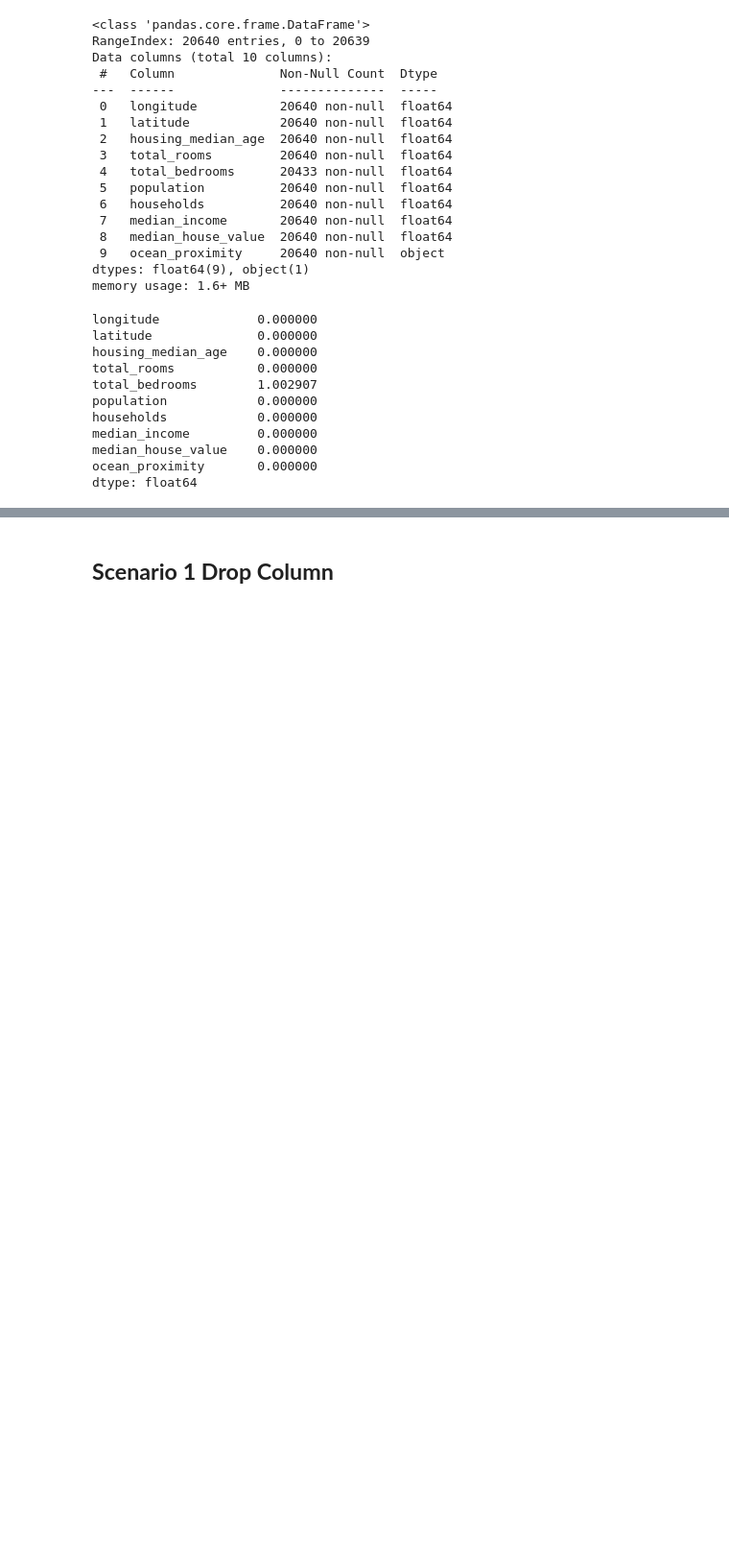
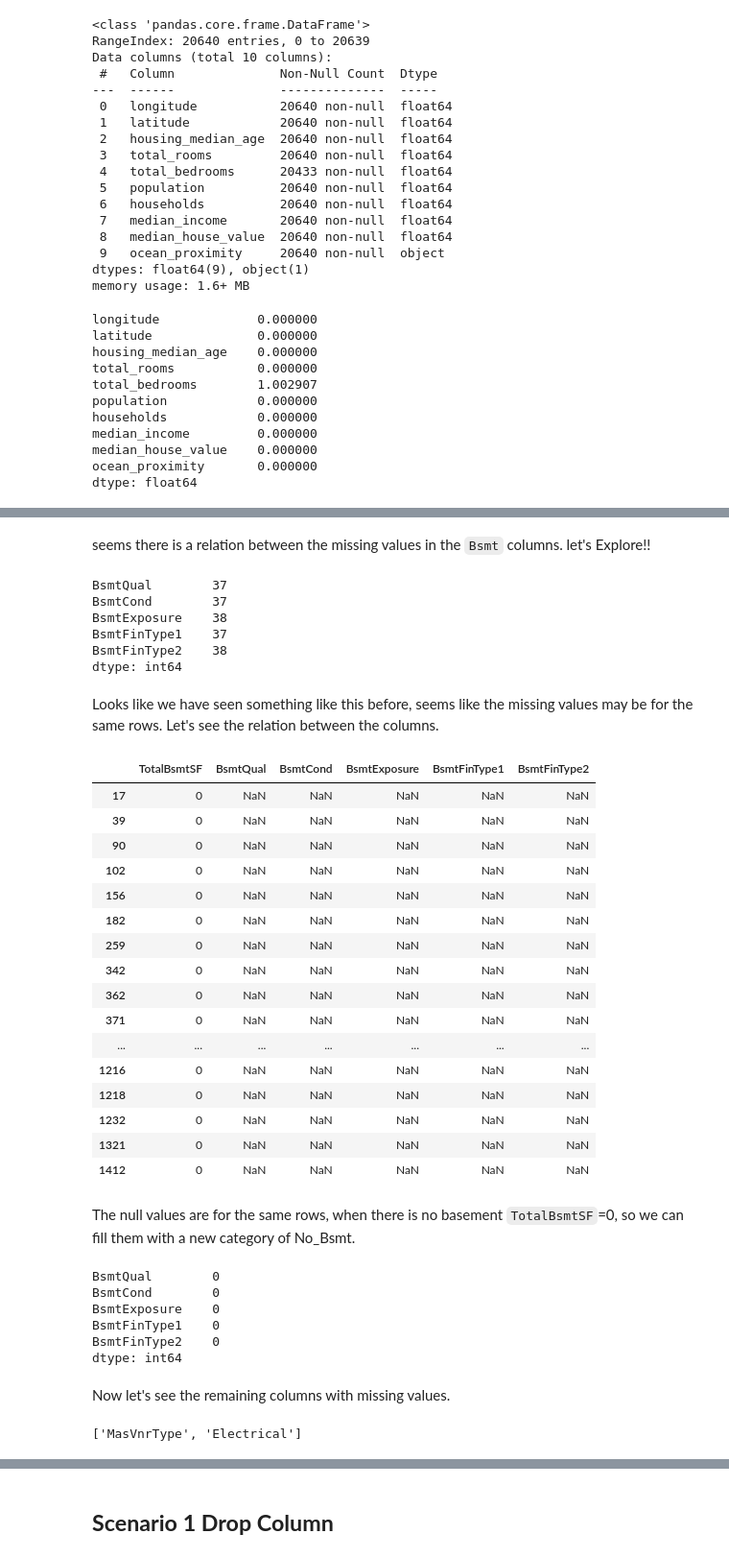
Before and after one commit to FCAI-CU-AI-Community/Sessions, a Jupyter notebook: Session-03/eda-preprocessing.ipynb, the cells around one changed output, grey strips where cells are left out. Shown at 96% size. Cells and saved outputs as stored; diff of their text form; code cells hidden in the pictures; blank space fills up the shorter version.

```diff
--- a/Session-03/eda-preprocessing.ipynb
+++ b/Session-03/eda-preprocessing.ipynb
@@ -158,0 +478,4 @@ dtype: float64
+# %%
+# Drop columns with too many missing values
+df_train.drop(labels=['PoolQC', 'MiscFeature', 'Alley', 'Fence'], axis=1,  inplace=True)
+df_test.drop(labels=['PoolQC', 'MiscFeature', 'Alley', 'Fence'], axis=1,  inplace=True)
@@ -158,0 +504,4 @@ dtype: float64
+# %%
+# Create a new category with not available values
+df_train.fillna({'FireplaceQu': 'NotAvailable'}, inplace=True)
+df_test.fillna({'FireplaceQu': 'NotAvailable'}, inplace=True)
@@ -158,0 +543,6 @@ dtype: float64
+# %%
+# Fill missing values with 'No_Grg'
+Grg_fet = ['GarageQual', 'GarageType', 'GarageFinish', 'GarageCond']
+for fet in Grg_fet:
+    df_train.fillna({fet: 'No_Grg'}, inplace=True)
+    df_test.fillna({fet: 'No_Grg'}, inplace=True)
@@ -158,0 +572,38 @@ dtype: float64
+# %% [markdown]
+seems there is a relation between the missing values in the `Bsmt` columns.
+let's Explore!!
+# %%
+# Count the number of missing values in Bsmt features
+df_train[['BsmtQual', 'BsmtCond', 'BsmtExposure', 'BsmtFinType1', 'BsmtFinType2']].isnull().sum()
+# %% [output]
+BsmtQual        37
+BsmtCond        37
+BsmtExposure    38
+BsmtFinType1    37
+BsmtFinType2    38
+dtype: int64
+# %% [markdown]
+Looks like we have seen something like this before, seems like the missing values may be for the same rows.
+Let's see the relation between the columns.
+# %%
+df_train[df_train['BsmtQual'].isnull()][['TotalBsmtSF', 'BsmtQual', 'BsmtCond', 'BsmtExposure', 'BsmtFinType1', 'BsmtFinType2']]
+# %% [output]
+|  | TotalBsmtSF | BsmtQual | BsmtCond | BsmtExposure | BsmtFinType1 | BsmtFinType2 |
+| 17 | 0 | NaN | NaN | NaN | NaN | NaN |
+| 39 | 0 | NaN | NaN | NaN | NaN | NaN |
+| 90 | 0 | NaN | NaN | NaN | NaN | NaN |
+| 102 | 0 | NaN | NaN | NaN | NaN | NaN |
+| 156 | 0 | NaN | NaN | NaN | NaN | NaN |
+| 182 | 0 | NaN | NaN | NaN | NaN | NaN |
+| 259 | 0 | NaN | NaN | NaN | NaN | NaN |
+| 342 | 0 | NaN | NaN | NaN | NaN | NaN |
+| 362 | 0 | NaN | NaN | NaN | NaN | NaN |
+| 371 | 0 | NaN | NaN | NaN | NaN | NaN |
+| ... | ... | ... | ... | ... | ... | ... |
+| 1216 | 0 | NaN | NaN | NaN | NaN | NaN |
+| 1218 | 0 | NaN | NaN | NaN | NaN | NaN |
+| 1232 | 0 | NaN | NaN | NaN | NaN | NaN |
+| 1321 | 0 | NaN | NaN | NaN | NaN | NaN |
+| 1412 | 0 | NaN | NaN | NaN | NaN | NaN |
+# %% [markdown]
+The null values are for the same rows, when there is no basement `TotalBsmtSF`=0, so we can fill them with a new category of No_Bsmt.
@@ -158,0 +616,18 @@ dtype: float64
+# %%
+# Check if the missing values are filled
+df_train[bsmt_fet].isnull().sum()
+# %% [output]
+BsmtQual        0
+BsmtCond        0
+BsmtExposure    0
+BsmtFinType1    0
+BsmtFinType2    0
+dtype: int64
+# %% [markdown]
+Now let's see the remaining columns with missing values.
+# %%
+# Extract the remaining Categorical features haven't null values to deal with first
+missing_vals_cat = [col for col in df_train.columns.to_list() if df_train[col].dtype == 'object' and df_train[col].isna().sum() > 0]
+missing_vals_cat
+# %% [output]
+['MasVnrType', 'Electrical']
```
Also changed, not shown: parts of 59 cells of this notebook.
